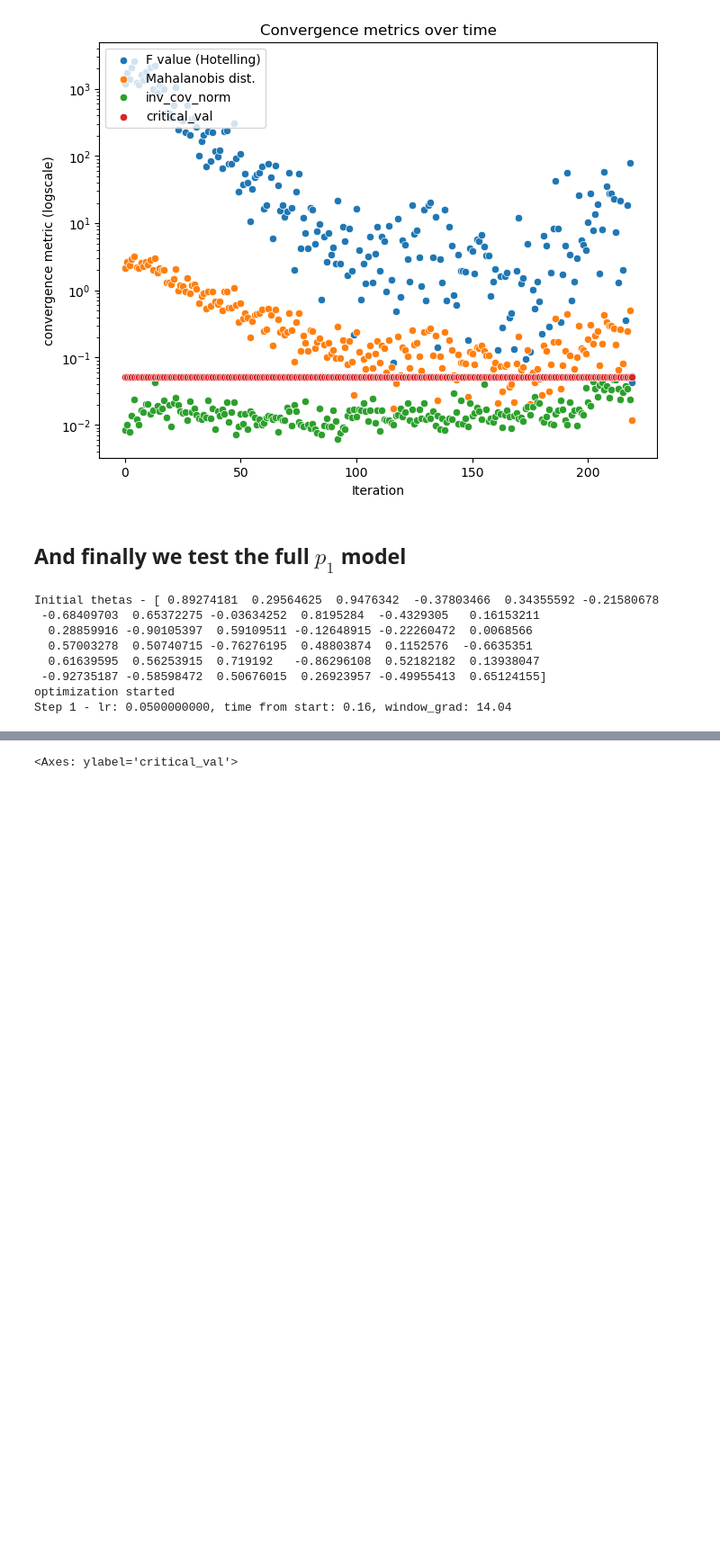
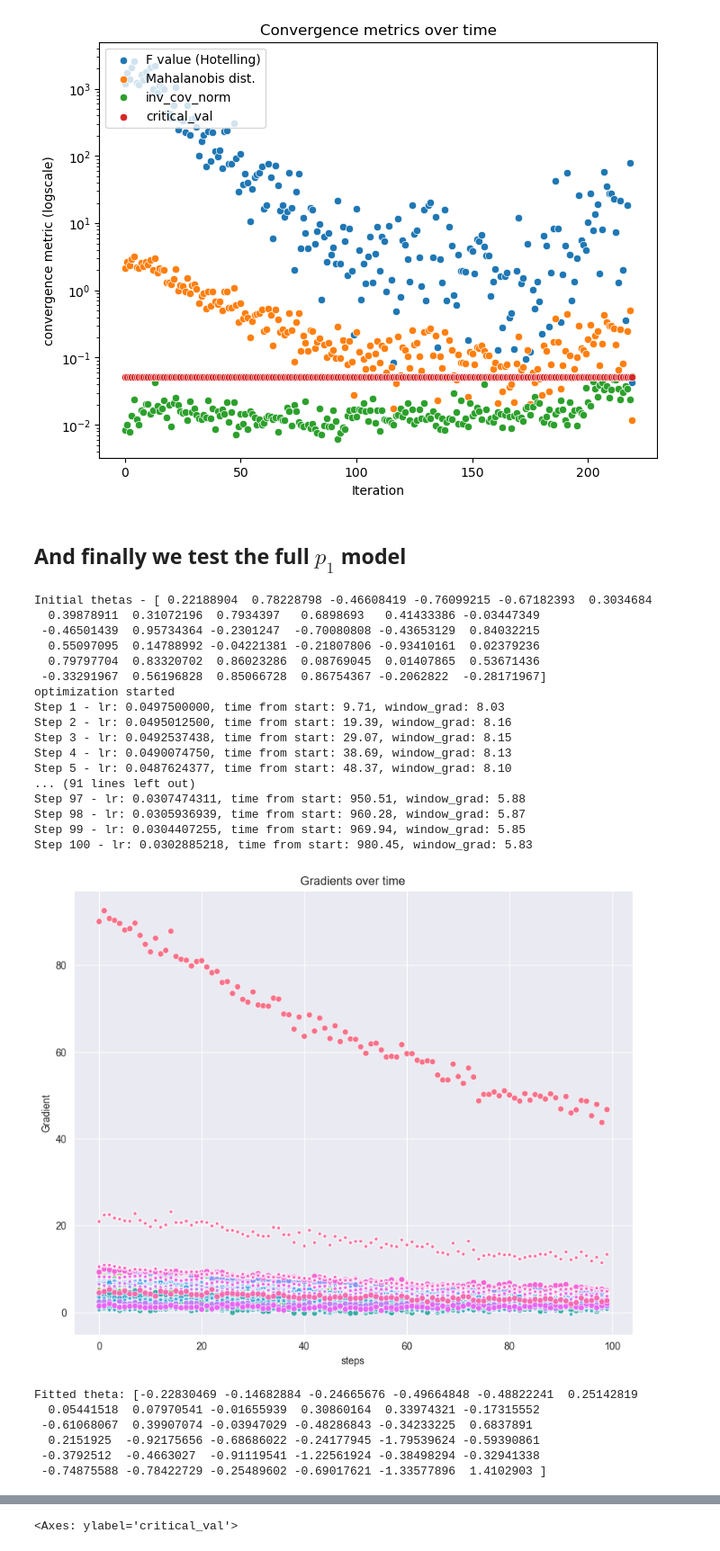
Before and after one commit to tomtalp/pyERGM, a Jupyter notebook: examples/first_example.ipynb, the cells around one changed output, grey strips where cells are left out. Shown at 90% size. Cells and saved outputs as stored; diff of their text form; code cells hidden in the pictures; blank space fills up the shorter version.

```diff
--- a/examples/first_example.ipynb
+++ b/examples/first_example.ipynb
@@ -191,45 +190,60 @@ plt.show()
 # %%
 n = sampson_matrix.shape[0]
 is_directed = True
 
-
-
-estimated_p_seed = np.sum(sampson_matrix) / (n*(n-1))
+estimated_p_seed = np.sum(sampson_matrix) / (n * (n - 1))
 
 metrics = [NumberOfEdgesDirected(), OutDegree(), InDegree(), TotalReciprocity()]
 
-fitted_model = ERGM(n, metrics, is_directed=is_directed, sample_size=1000, n_mcmc_steps=20, seed_MCMC_proba=estimated_p_seed)
+fitted_model = ERGM(n, metrics, is_directed=is_directed, sample_size=1500, n_mcmc_steps=20,
+                    seed_MCMC_proba=estimated_p_seed)
 
 # convergence_criterion = "zero_grad_norm"
 convergence_criterion = "hotelling"
 
 hotelling_conf = 0.9
 grads, hotelling = fitted_model.fit(sampson_matrix, lr=0.05, opt_steps=100,
-                         lr_decay_pct=0.1, steps_for_decay=25,
-                         sliding_grad_window_k=20, sample_pct_growth=0.05,
-                         convergence_criterion=convergence_criterion,
-                         optimization_method="newton_raphson",
-                         hotelling_confidence=hotelling_conf,
-                         cov_matrix_estimation_method="multivariate_initial_sequence"
-                         # cov_matrix_estimation_method="batch"
+                                    lr_decay_pct=0.005, steps_for_decay=1,
+                                    sliding_grad_window_k=20, sample_pct_growth=0.05,
+                                    convergence_criterion=convergence_criterion,
+                                    optimization_method="newton_raphson",
+                                    hotelling_confidence=hotelling_conf,
+                                    cov_matrix_estimation_method="multivariate_initial_sequence"
+                                    # cov_matrix_estimation_method="batch"
                                     )
 
 fig, ax = plt.subplots(figsize=(10, 8))
 sns.scatterplot(grads, ax=ax, legend=False)
 ax.set(xlabel='steps', ylabel='Gradient')
 ax.set_title("Gradients over time")
 plt.show()
 
 print(f"Fitted theta: {fitted_model._thetas}")
 # %% [output]
-Initial thetas - [ 0.89274181  0.29564625  0.9476342  -0.37803466  0.34355592 -0.21580678
- -0.68409703  0.65372275 -0.03634252  0.8195284  -0.4329305   0.16153211
-  0.28859916 -0.90105397  0.59109511 -0.12648915 -0.22260472  0.0068566
-  0.57003278  0.50740715 -0.76276195  0.48803874  0.1152576  -0.6635351
-  0.61639595  0.56253915  0.719192   -0.86296108  0.52182182  0.13938047
- -0.92735187 -0.58598472  0.50676015  0.26923957 -0.49955413  0.65124155]
+Initial thetas - [ 0.22188904  0.78228798 -0.46608419 -0.76099215 -0.67182393  0.3034684
+  0.39878911  0.31072196  0.7934397   0.6898693   0.41433386 -0.03447349
+ -0.46501439  0.95734364 -0.2301247  -0.70080808 -0.43653129  0.84032215
+  0.55097095  0.14788992 -0.04221381 -0.21807806 -0.93410161  0.02379236
+  0.79797704  0.83320702  0.86023286  0.08769045  0.01407865  0.53671436
+ -0.33291967  0.56196828  0.85066728  0.86754367 -0.2062822  -0.28171967]
 optimization started
-Step 1 - lr: 0.0500000000, time from start: 0.16, window_grad: 14.04
+Step 1 - lr: 0.0497500000, time from start: 9.71, window_grad: 8.03
+Step 2 - lr: 0.0495012500, time from start: 19.39, window_grad: 8.16
+Step 3 - lr: 0.0492537438, time from start: 29.07, window_grad: 8.15
+Step 4 - lr: 0.0490074750, time from start: 38.69, window_grad: 8.13
+Step 5 - lr: 0.0487624377, time from start: 48.37, window_grad: 8.10
+... (91 lines left out)
+Step 97 - lr: 0.0307474311, time from start: 950.51, window_grad: 5.88
+Step 98 - lr: 0.0305936939, time from start: 960.28, window_grad: 5.87
+Step 99 - lr: 0.0304407255, time from start: 969.94, window_grad: 5.85
+Step 100 - lr: 0.0302885218, time from start: 980.45, window_grad: 5.83
+[figure, added]
+Fitted theta: [-0.22830469 -0.14682884 -0.24665676 -0.49664848 -0.48822241  0.25142819
+  0.05441518  0.07970541 -0.01655939  0.30860164  0.33974321 -0.17315552
+ -0.61068067  0.39907074 -0.03947029 -0.48286843 -0.34233225  0.6837891
+  0.2151925  -0.92175656 -0.68686022 -0.24177945 -1.79539624 -0.59390861
+ -0.3792512  -0.4663027  -0.91119541 -1.22561924 -0.38498294 -0.32941338
+ -0.74875588 -0.78422729 -0.25489602 -0.69017621 -1.33577896  1.4102903 ]
 # %%
 df["hotelling_F"].min()
 # %% [output]
```
Also changed, not shown: parts of 12 cells of this notebook, 2 other files.
